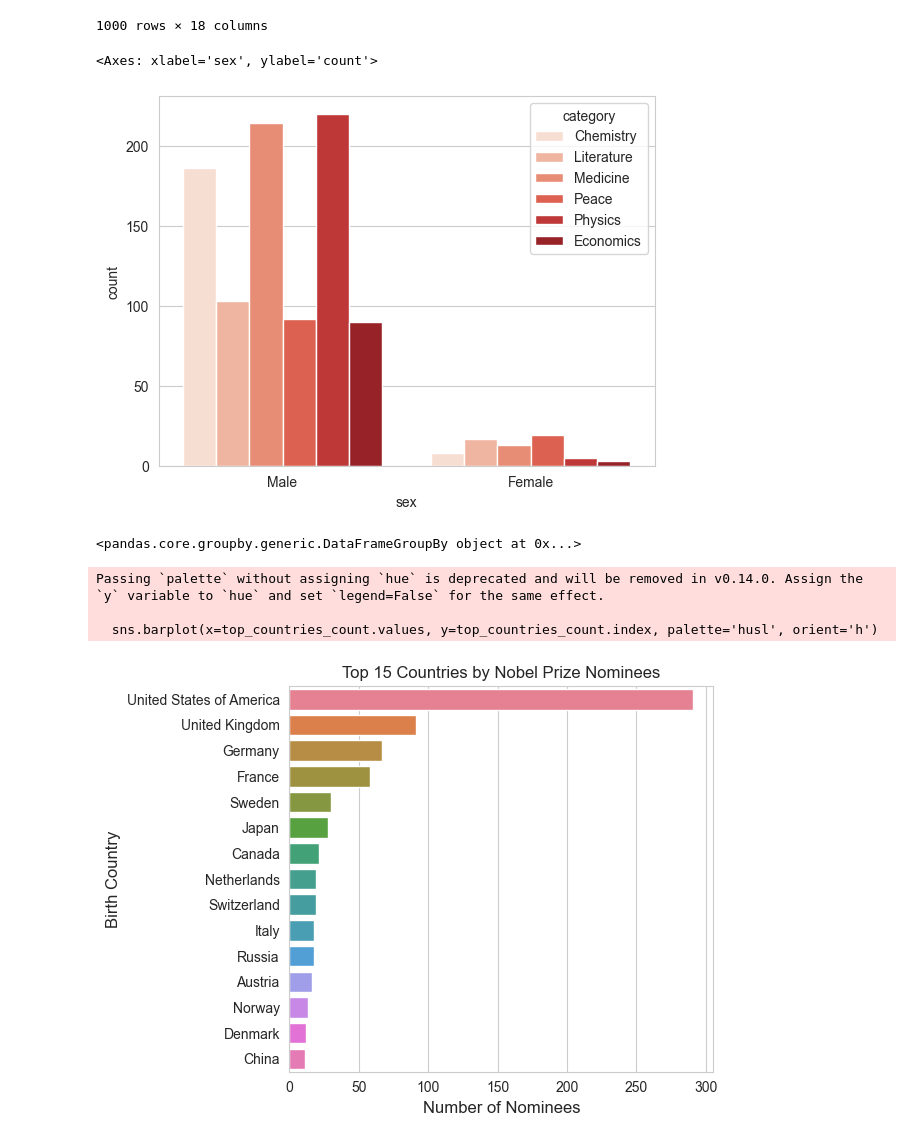
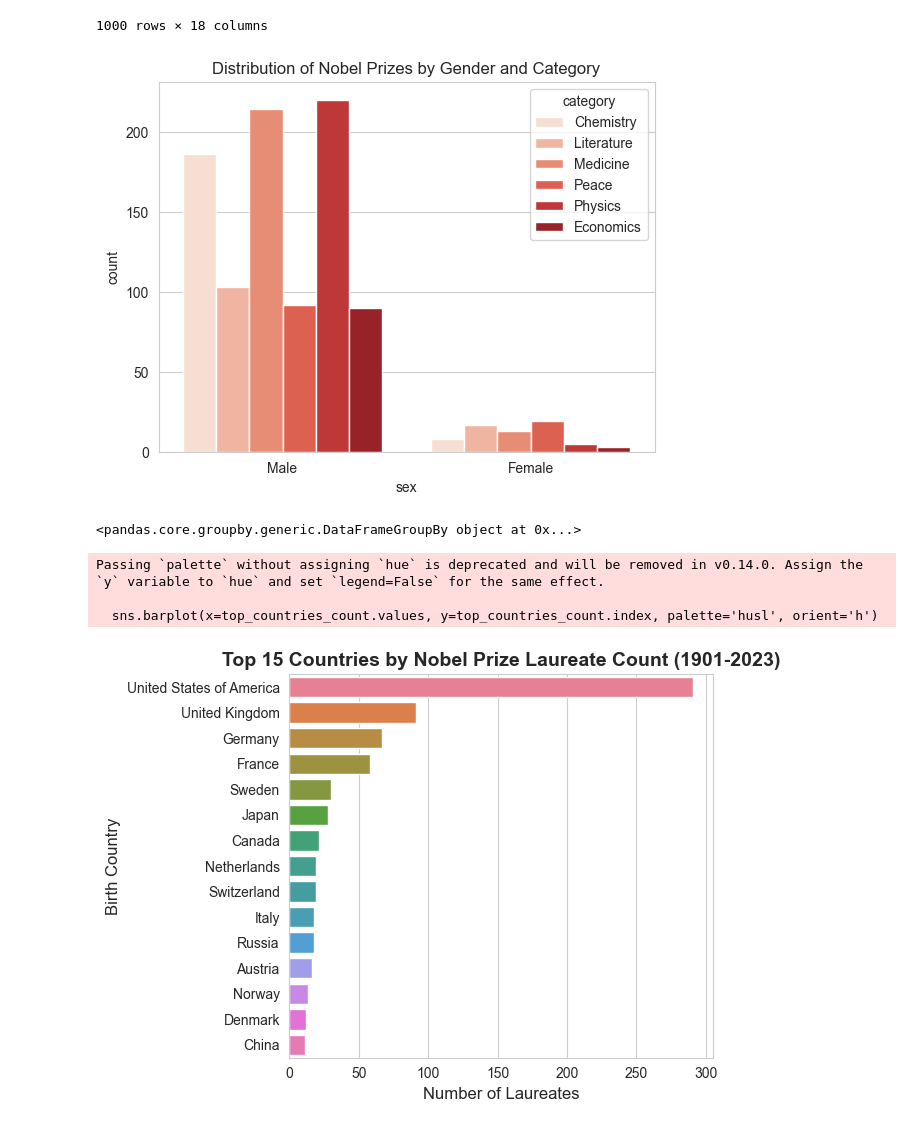
Before and after one commit to utepbergenoff/nobel, a Jupyter notebook: workspace/notebook.ipynb, the cells around one changed output. Saved outputs shown, nothing was run; the diff lists cells and outputs as text; code cells hidden in the pictures.

```diff
--- a/workspace/notebook.ipynb
+++ b/workspace/notebook.ipynb
@@ -54,18 +41,22 @@ nobel
 | 999 | 2023 | Economics | The Sveriges Riksbank Prize in Ec... | "for having advanced our understa... | 1/1 | 1034 | Individual | Claudia Goldin | ... |
 1000 rows × 18 columns
 # %%
-# Find the most common gender
+# Cell 3: Question 1 - Gender and Birth Country Analysis
+# Research Question: What are the demographic patterns of Nobel Prize recipients?
+# Hypothesis: Certain genders and countries dominate Nobel Prize awards
+
+# Calculate the most frequently awarded gender
 top_gender = nobel['sex'].mode()[0]
 
-# Find the most common birth country
+# Identify the most common birth country among laureates
 top_country = nobel['birth_country'].mode()[0]
 
-
-
+# Visualize the distribution of Nobel Prizes across gender and categories
 sns.set_style("whitegrid")
 sns.set_palette('Reds')
 sns.countplot(data=nobel, x='sex', hue='category')
+plt.title('Distribution of Nobel Prizes by Gender and Category')
+plt.show()
 # %% [output]
-<Axes: xlabel='sex', ylabel='count'>
-[figure, old version]
+[figure, new version]
 # %%
@@ -74,14 +69,17 @@ top_countries
 # %% [output]
 <pandas.core.groupby.generic.DataFrameGroupBy object at 0x...>
 # %%
-# Get top 15 countries by nominee count
+# Cell 5: Top 15 Countries Visualization
+# Research Finding: Identify which countries produce the most Nobel laureates
+# This analysis reveals the global concentration of Nobel Prize achievements
+
+# Extract top 15 countries by laureate count
 top_countries_count = nobel['birth_country'].value_counts().head(15)
 
-# Create a visually appealing bar plot
-
+# Create horizontal bar chart for better country name readability
 sns.barplot(x=top_countries_count.values, y=top_countries_count.index, palette='husl', orient='h')
-plt.title('Top 15 Countries by Nobel Prize Nominees')
-plt.xlabel('Number of Nominees', fontsize=12)
+plt.title('Top 15 Countries by Nobel Prize Laureate Count (1901-2023)', fontsize=14, fontweight='bold')
+plt.xlabel('Number of Laureates', fontsize=12)
 plt.ylabel('Birth Country', fontsize=12)
 plt.tight_layout()
 plt.show()
@@ -89,5 +87,5 @@ plt.show()
 Passing `palette` without assigning `hue` is deprecated and will be removed in v0.14.0. Assign the `y` variable to `hue` and set `legend=False` for the same effect.
 
   sns.barplot(x=top_countries_count.values, y=top_countries_count.index, palette='husl', orient='h')
-[figure, old version]
+[figure, new version]
 # %%
```
Also changed, not shown: parts of 10 cells of this notebook, 1 other file.
